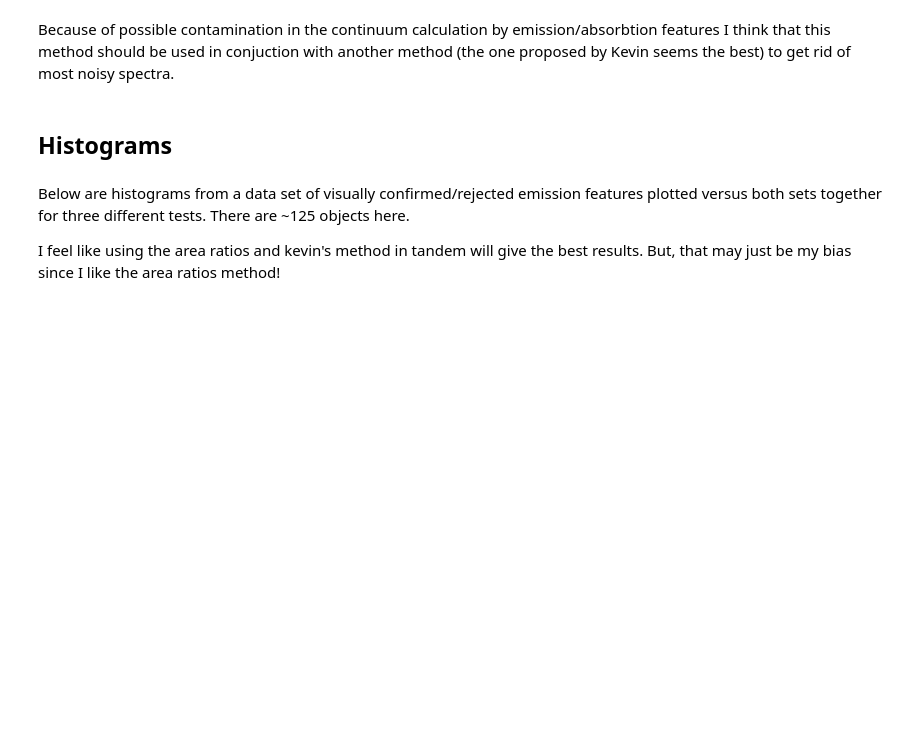
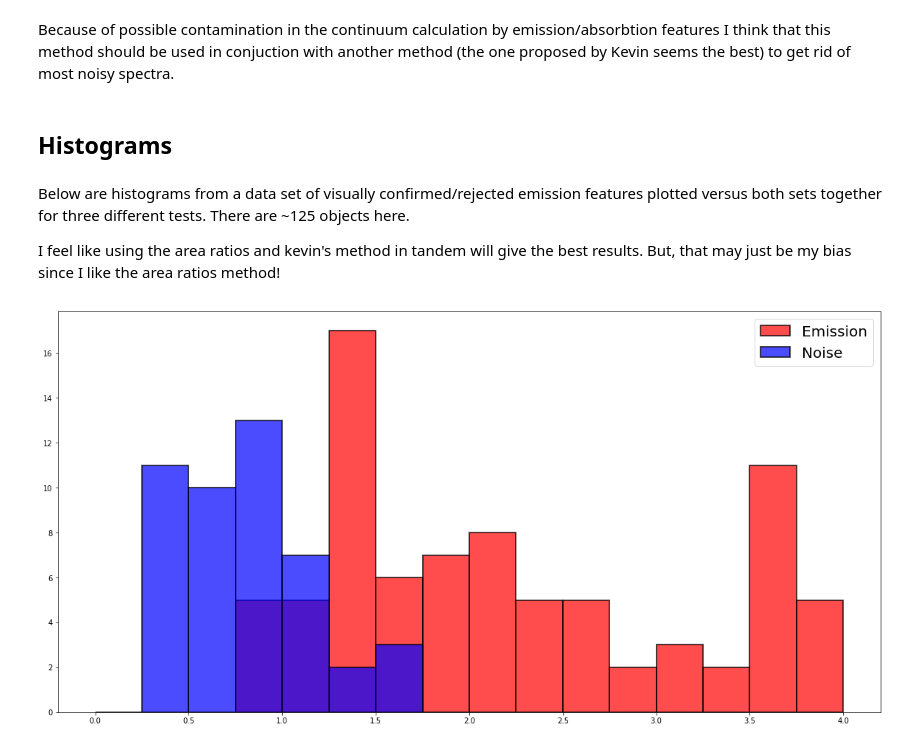
Before and after one commit to ballanr/T-Tauri, a Jupyter notebook: In Development/Progress Update.ipynb, the cells around one changed output. Cells and saved outputs as stored; diff of their text form; code cells hidden in the pictures; blank space fills up the shorter version.

```diff
--- a/In Development/Progress Update.ipynb
+++ b/In Development/Progress Update.ipynb
@@ -234,5 +234,14 @@ for k in range(len(Area)):
 for j in range(len(Area1)):
     if Area1[j] < 10:
         area1.append(Area1[j])
+# %%
+plt.figure(figsize=(20,10));
+#plt.hist(km,bins=50,color='black',alpha=0.5,edgecolor='black',label='All');
+binwidth = np.arange(0,4.25,0.25)
+plt.hist(kevinsmethod1,bins=binwidth,color='red',alpha=0.7,edgecolor='black',linewidth=2,label='Emission');
+plt.hist(kevinsmethod0,bins=binwidth,color='blue',alpha=0.7,edgecolor='black',linewidth=2,label='Noise');
+plt.legend(loc='upper right',fontsize=20);
+# %% [output]
+[figure, added]
 # %%
 plt.figure(figsize=(20,10));
```
Also changed, not shown: parts of 6 cells of this notebook, 2 other files.
